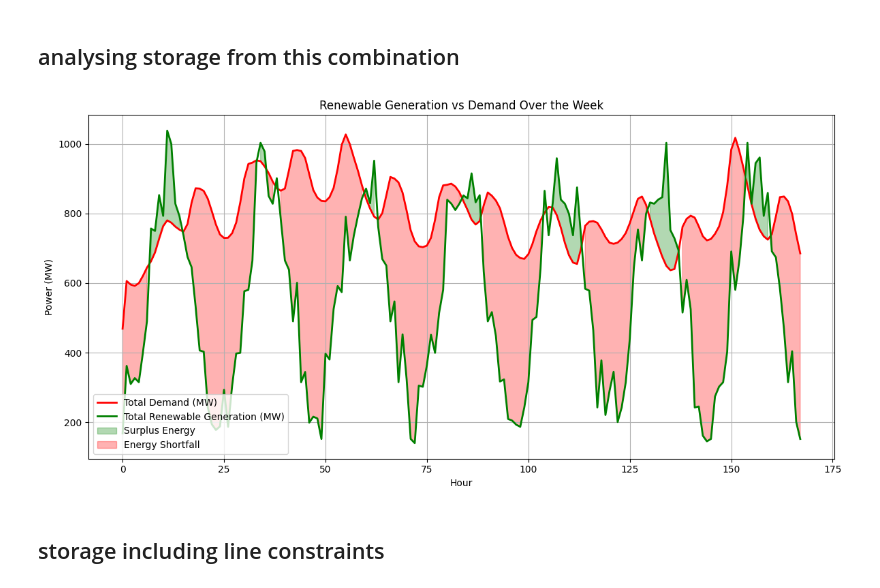
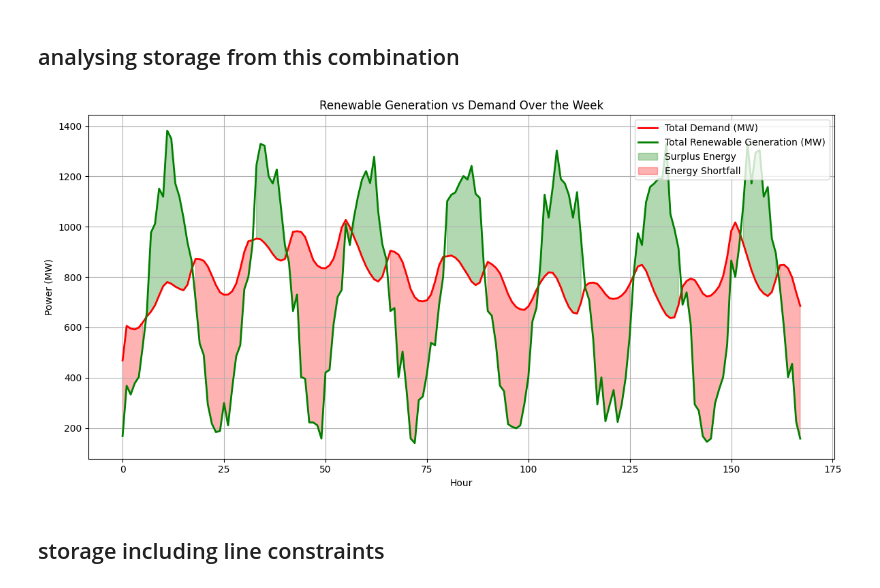
Before and after one commit to sebmcneil/Aurora-Energy, a Jupyter notebook: doubling_solar.ipynb, the cells around one changed output. Drawn from its saved outputs; the diff is of its cells as text; code cells hidden in the pictures.

```diff
--- a/doubling_solar.ipynb
+++ b/doubling_solar.ipynb
@@ -318,7 +319,7 @@ hours = node_demands.shape[0]
 total_demand = np.sum(node_demands.values, axis=1)  # Total demand for each hour
 
 # GENERATOR CAPACITIES (DOUBLE SOLAR GENERATOR 2)
-gen_capacities = [350, 700]  # Example capacities: [Generator 1 (Wind), Generator 2 (Solar)]
+gen_capacities = [350, 1050]  # Example capacities: [Generator 1 (Wind), Generator 2 (Solar)]
 
 # HOURLY AVAILABILITY
 time = np.arange(hours)
@@ -328,34 +329,34 @@ solar_availability = 0.5 * (1 + np.sin(2 * np.pi * time / 24 - np.pi / 2))  # Si
 solar_availability = np.clip(solar_availability, 0, 1)
 
 # Wind availability as a Weibull distribution (Generator 1)
 np.random.seed(42)
 shape, scale = 2.3, 9.5
 wind_availability = np.random.weibull(shape, hours) * scale
 max_possible_speed = scale * 1.5
 wind_availability = np.clip(wind_availability / max_possible_speed, 0.4, 1.0)  # Ensure at least 40% availability
 
 # CALCULATE TOTAL RENEWABLE GENERATION
 wind_generation = gen_capacities[0] * wind_availability
 solar_generation = gen_capacities[1] * solar_availability
 total_renewable_generation = wind_generation + solar_generation
 
 # PLOT RESULTS
 plt.figure(figsize=(12, 6))
 plt.plot(total_demand, label="Total Demand (MW)", color="red", linewidth=2)
 plt.plot(total_renewable_generation, label="Total Renewable Generation (MW)", color="green", linewidth=2)
 plt.fill_between(range(hours), total_renewable_generation, total_demand, where=(total_renewable_generation >= total_demand),
                  color="green", alpha=0.3, label="Surplus Energy")
 plt.fill_between(range(hours), total_renewable_generation, total_demand, where=(total_renewable_generation < total_demand),
                  color="red", alpha=0.3, label="Energy Shortfall")
 plt.xlabel("Hour")
 plt.ylabel("Power (MW)")
 plt.title("Renewable Generation vs Demand Over the Week")
 plt.legend()
 plt.grid(True)
 plt.tight_layout()
 plt.show()
 # %% [output]
-[figure, old version]
+[figure, new version]
 # %% [markdown]
 ## storage including line constraints
 # %%
```
Also changed, not shown: parts of 1 cell of this notebook.
